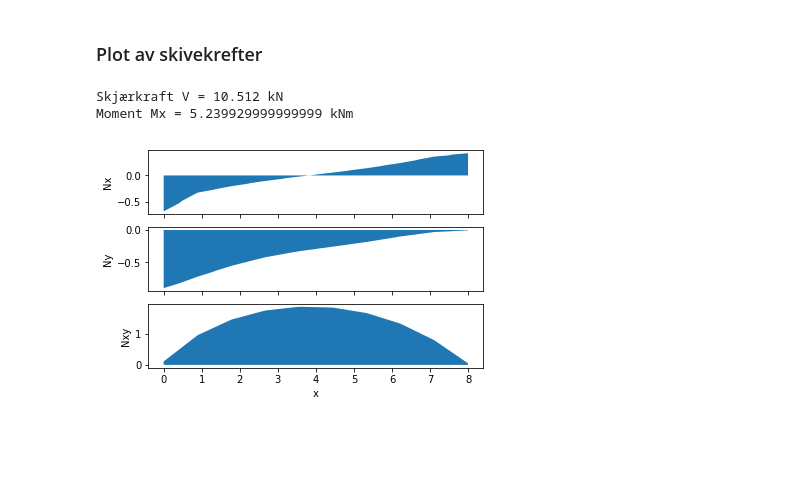
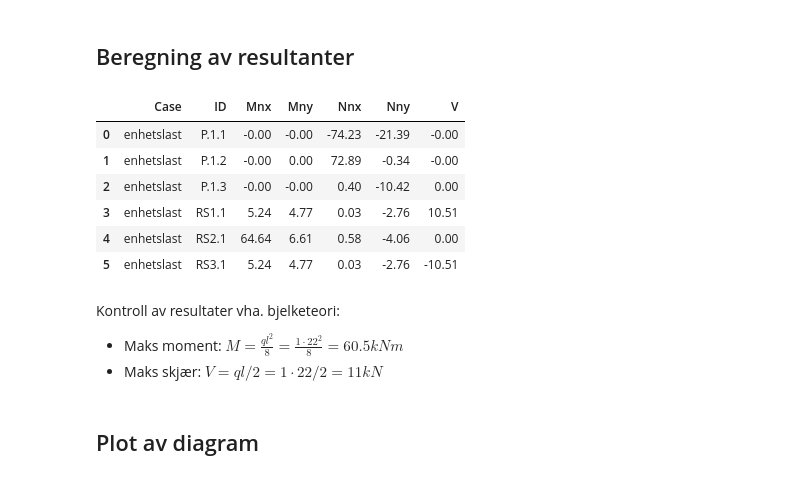
Before and after one commit to eibre/Notebooks, a Jupyter notebook: labeledSection/LabelSectionPlot.ipynb, the cells around one changed output. Saved outputs shown, nothing was run; the diff lists cells and outputs as text; code cells hidden in the pictures; blank space fills up the shorter version.

```diff
--- a/labeledSection/LabelSectionPlot.ipynb
+++ b/labeledSection/LabelSectionPlot.ipynb
@@ -20,0 +46,13 @@ RS3 = df.loc[df['ID'] == 'RS3.1']
+# %%
+def moment_integral(df, column_name):
+    mid_pt=df["x/Type"].iloc[-1]/2
+    width=df["x/Type"].iloc[1]-df["x/Type"].iloc[0]
+    arm=df["x/Type"]-mid_pt
+    moment = df[column_name]*arm*width
+    return round(moment.sum(), 2)
+
+def force_integral(df, column_name):
+    width=df["x/Type"].iloc[1]-df["x/Type"].iloc[0]
+    return round(df[column_name].sum()*width, 2)
+# %% [markdown]
+## Beregning av resultanter
@@ -21,3 +76,19 @@ RS3 = df.loc[df['ID'] == 'RS3.1']
+# %%
+df_resultant
+# %% [output]
+|  | Case | ID | Mnx | Mny | Nnx | Nny | V |
+| 0 | enhetslast | P.1.1 | -0.00 | -0.00 | -74.23 | -21.39 | -0.00 |
+| 1 | enhetslast | P.1.2 | -0.00 | 0.00 | 72.89 | -0.34 | -0.00 |
+| 2 | enhetslast | P.1.3 | -0.00 | -0.00 | 0.40 | -10.42 | 0.00 |
+| 3 | enhetslast | RS1.1 | 5.24 | 4.77 | 0.03 | -2.76 | 10.51 |
+| 4 | enhetslast | RS2.1 | 64.64 | 6.61 | 0.58 | -4.06 | 0.00 |
+| 5 | enhetslast | RS3.1 | 5.24 | 4.77 | 0.03 | -2.76 | -10.51 |
+# %% [markdown]
+Kontroll av resultater vha. bjelketeori:
+* Maks moment:  $M = \frac{ql^2}{8}=\frac{1\cdot22^2}{8}=60.5 kNm$
+* Maks skjær: $V=ql/2=1 \cdot 22/2 = 11 kN$
+# %% [markdown]
+## Plot av diagram
 # %%
 def plotDiagrams(df):
     x= df['x/Type']
@@ -55,8 +108,0 @@ def shear(df):
-# %% [markdown]
-### Plot av skivekrefter
-# %%
-plotDiagrams(RS1)
-# %% [output]
-Skjærkraft V = 10.512 kN
-Moment Mx = 5.239929999999999 kNm
-[figure, removed]
```
Also changed, not shown: parts of 14 cells of this notebook, 2 other files.
